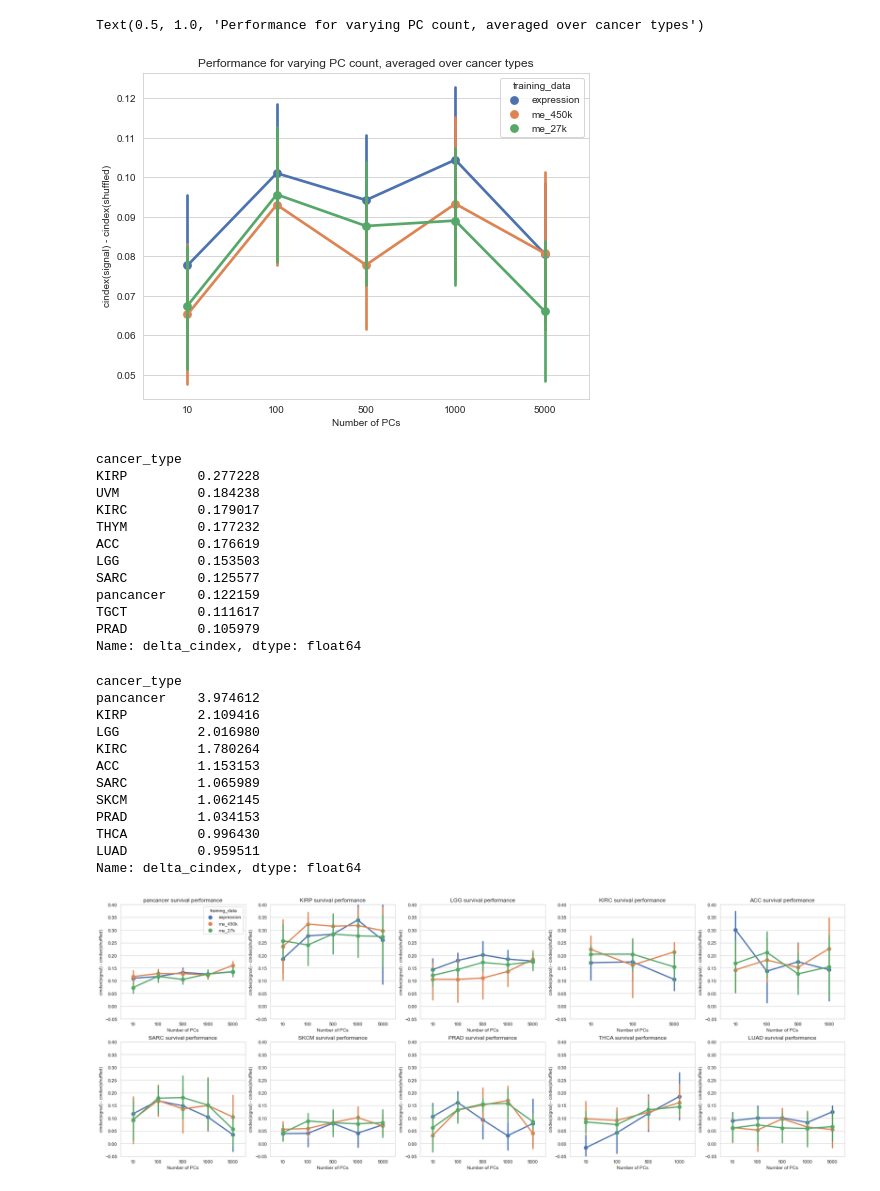
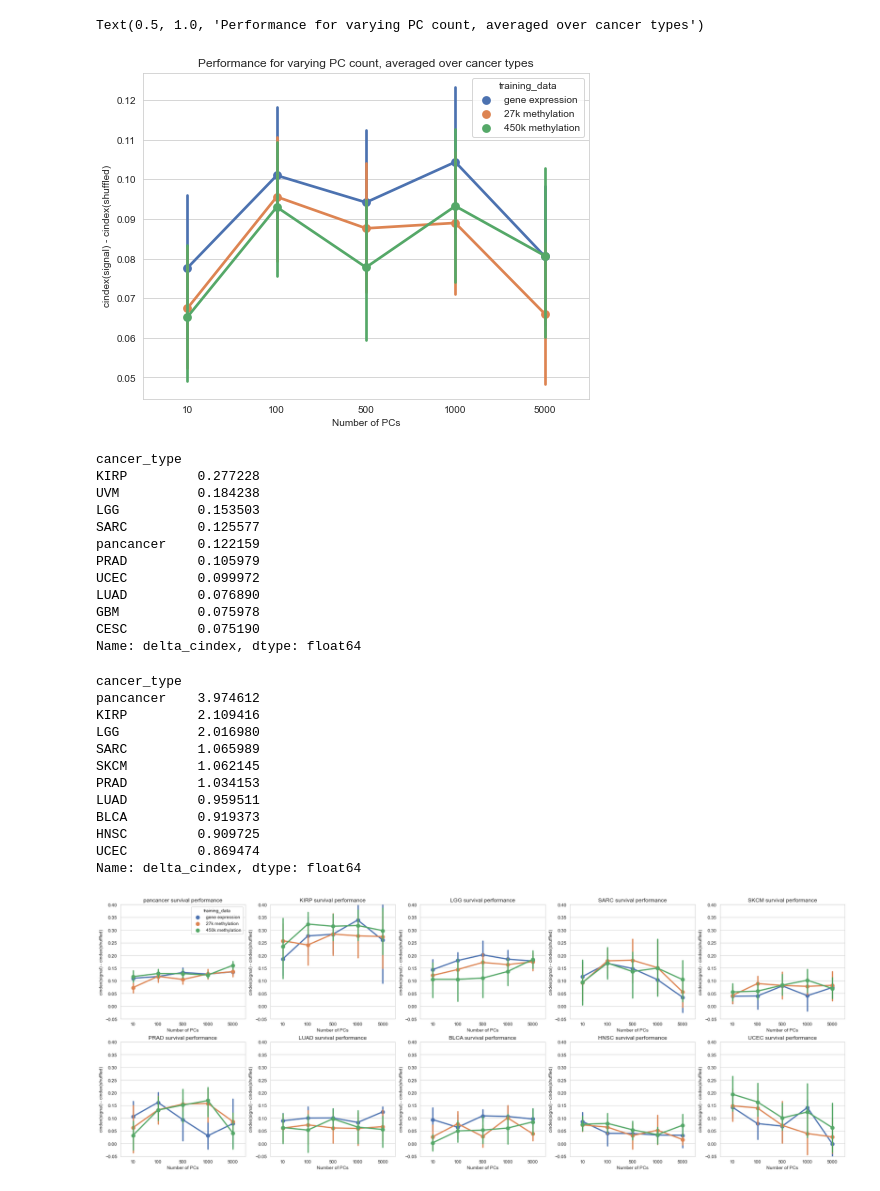
Before and after one commit to greenelab/mpmp, a Jupyter notebook: 06_predict_survival/plot_survival_pc_comparison.ipynb, the cells around one changed output. Cells and saved outputs as stored; diff of their text form; code cells hidden in the pictures.

Commit message:
add all data types survival PC results

```diff
--- a/06_predict_survival/plot_survival_pc_comparison.ipynb
+++ b/06_predict_survival/plot_survival_pc_comparison.ipynb
@@ -18,7 +20,8 @@ import mpmp.utilities.plot_utilities as plu
 SIG_ALPHA = 0.05
 
 # if True, save figures to images directory
-# SAVE_FIGS = True
+SAVE_FIGS = True
+images_dir = Path(cfg.images_dirs['survival'])
 
 # set results directory
 me_results_dir = Path(cfg.repo_root,
@@ -27,6 +30,13 @@ me_results_dir = Path(cfg.repo_root,
 
 # set list of PCA component numbers to look for
 pcs_list = [10, 100, 500, 1000, 5000]
+
+# order to plot data types in
+training_data_map = {
+    'expression': 'gene expression',
+    'me_27k': '27k methylation',
+    'me_450k': '450k methylation',
+}
 # %%
 me_data_count_df = []
 
@@ -108,5 +122,6 @@ Text(0.5, 1.0, 'Well-predicted/total ratio vs. PC count')
 # %%
 me_performance_df = []
+all_drop_cancer_types = set()
 
 for n_dim in pcs_list:
     # load results into a single dataframe
@@ -134,6 +149,7 @@ for n_dim in pcs_list:
     me_performance_df.append(me_all_results_df)
 
 me_performance_df = pd.concat(me_performance_df)
+me_performance_df.training_data.replace(to_replace=training_data_map, inplace=True)
 me_performance_df.head(10)
 # %% [output]
 |  | cancer_type | seed | fold | delta_cindex | training_data | n_dim |
@@ -149,0 +166,5 @@ me_performance_df.head(10)
+# %%
+group_cancer_types = me_performance_df.groupby(['cancer_type']).count().n_dim
+max_count = group_cancer_types.max()
+valid_cancer_types = group_cancer_types[group_cancer_types == max_count].index
+print(valid_cancer_types)
@@ -151,28 +177,33 @@ me_performance_df.head(10)
 sns.set({'figure.figsize': (8, 6)})
 sns.set_style('whitegrid')
 
-sns.pointplot(data=me_performance_df, x='n_dim', y='delta_cindex', hue='training_data')
+sns.pointplot(data=me_performance_df, x='n_dim', y='delta_cindex', hue='training_data',
+              hue_order=training_data_map.values())
 plt.xlabel('Number of PCs')
 plt.ylabel('cindex(signal) - cindex(shuffled)')
 plt.title('Performance for varying PC count, averaged over cancer types')
 # %% [output]
 Text(0.5, 1.0, 'Performance for varying PC count, averaged over cancer types')
-[figure, old version]
+[figure, new version]
 # %%
-cancer_type_avg = me_performance_df.groupby('cancer_type').mean().delta_cindex
+cancer_type_avg = (
+    me_performance_df[me_performance_df.cancer_type.isin(valid_cancer_types)]
+      .groupby('cancer_type')
+      .mean()
+).delta_cindex
 cancer_type_avg.sort_values(ascending=False).head(10)
 # %% [output]
 cancer_type
 KIRP         0.277228
 UVM          0.184238
-KIRC         0.179017
-THYM         0.177232
-ACC          0.176619
 LGG          0.153503
 SARC         0.125577
 pancancer    0.122159
-TGCT         0.111617
 PRAD         0.105979
+UCEC         0.099972
+LUAD         0.076890
+GBM          0.075978
+CESC         0.075190
 Name: delta_cindex, dtype: float64
 # %%
 cancer_type_sd = me_performance_df.groupby('cancer_type').std().delta_cindex
@@ -183,28 +214,29 @@ cancer_type
 pancancer    3.974612
 KIRP         2.109416
 LGG          2.016980
-KIRC         1.780264
-ACC          1.153153
 SARC         1.065989
 SKCM         1.062145
 PRAD         1.034153
-THCA         0.996430
 LUAD         0.959511
+BLCA         0.919373
+HNSC         0.909725
+UCEC         0.869474
 Name: delta_cindex, dtype: float64
 # %%
 sns.set({'figure.figsize': (28, 10)})
 sns.set_style('whitegrid')
 fig, axarr = plt.subplots(2, 5)
 
 for ix, cancer_type in enumerate(cancer_type_cv.sort_values(ascending=False).index[:10]):
     ax = axarr[ix // 5, ix % 5]
     sns.pointplot(data=me_performance_df[me_performance_df.cancer_type == cancer_type],
-                  x='n_dim', y='delta_cindex', hue='training_data', ax=ax)
+                  x='n_dim', y='delta_cindex', hue='training_data',
+                  hue_order=training_data_map.values(), ax=ax)
     ax.set_xlabel('Number of PCs')
     ax.set_ylabel('cindex(signal) - cindex(shuffled)')
     ax.set_title('{} survival performance'.format(cancer_type))
     ax.set_ylim(-0.05, 0.4)
     if ix != 0:
         ax.get_legend().remove()
 # %% [output]
-[figure, old version]
+[figure, new version]
```
Also changed, not shown: parts of 17 cells of this notebook, 1 other file.
